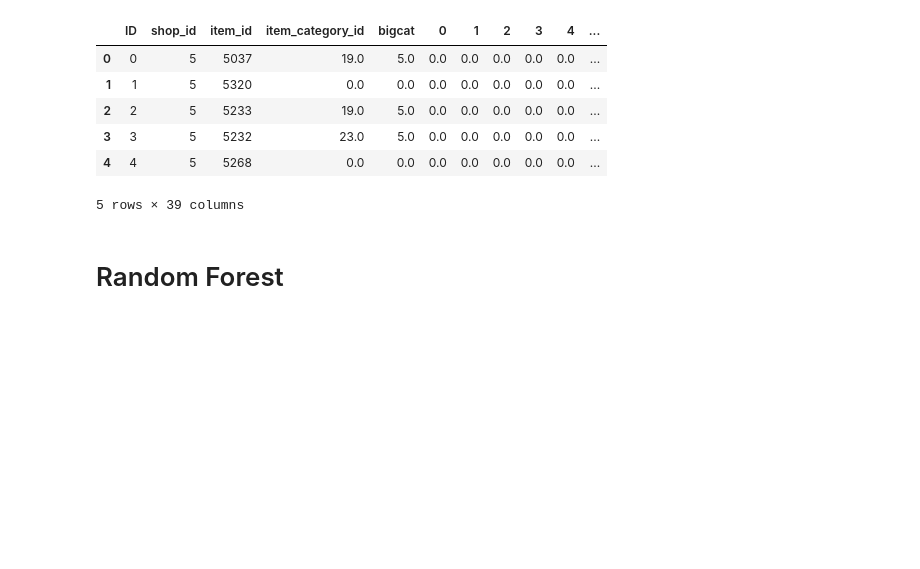
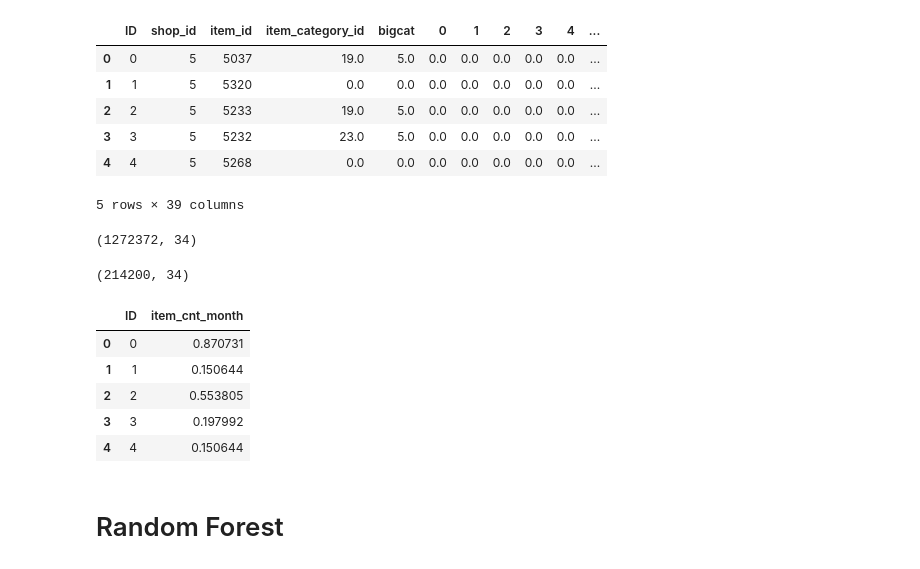
Before and after one commit to GatzZ/competitive-data-science-final-project, a Jupyter notebook: Main.ipynb, the cells around one changed output. Cells and saved outputs as stored; diff of their text form; code cells hidden in the pictures; blank space fills up the shorter version.

```diff
--- a/Main.ipynb
+++ b/Main.ipynb
@@ -274,9 +294,23 @@ X_test = np.concatenate((df_test.iloc[:, 1:5].values, df_test.iloc[:, -n_months:
+# %%
+X_test = df_test.iloc[:, -n_months:].values
+# X_test_period = period_column_feats(X_test)
+# X_test = np.concatenate((X_test, df_test.iloc[:, 1:5].values, X_test_period), axis=1)
+
+X_test = np.concatenate((df_test.iloc[:, 1:5].values, X_test), axis=1)
+# %%
+X_train_cum.shape
+# %% [output]
+(1272372, 34)
+# %%
+X_test.shape
+# %% [output]
+(214200, 34)
 # %%
 xgbtest = xgb.DMatrix(X_test)
 # %%
 preds = []
-for bst in bsts:
-    preds.append(bst.predict(xgbtest))
+# for bst in bsts:
+preds.append(bst.predict(xgbtest, ntree_limit=12))
 # %%
 preds = np.column_stack(preds)
 
@@ -289,6 +323,15 @@ sub_df = pd.DataFrame({'ID':df_test.ID,'item_cnt_month': preds })
 from datetime import datetime
 
 sub_df.to_csv('submission/xgboost_{}.csv'.format(datetime.now().strftime('%Y-%m-%d %H-%M-%S')),index=False)
+# %%
+sub_df.head()
+# %% [output]
+|  | ID | item_cnt_month |
+| 0 | 0 | 0.870731 |
+| 1 | 1 | 0.150644 |
+| 2 | 2 | 0.553805 |
+| 3 | 3 | 0.197992 |
+| 4 | 4 | 0.150644 |
 # %% [markdown]
 # Random Forest
 # %%
```
Also changed, not shown: parts of 19 cells of this notebook, 1 other file.
